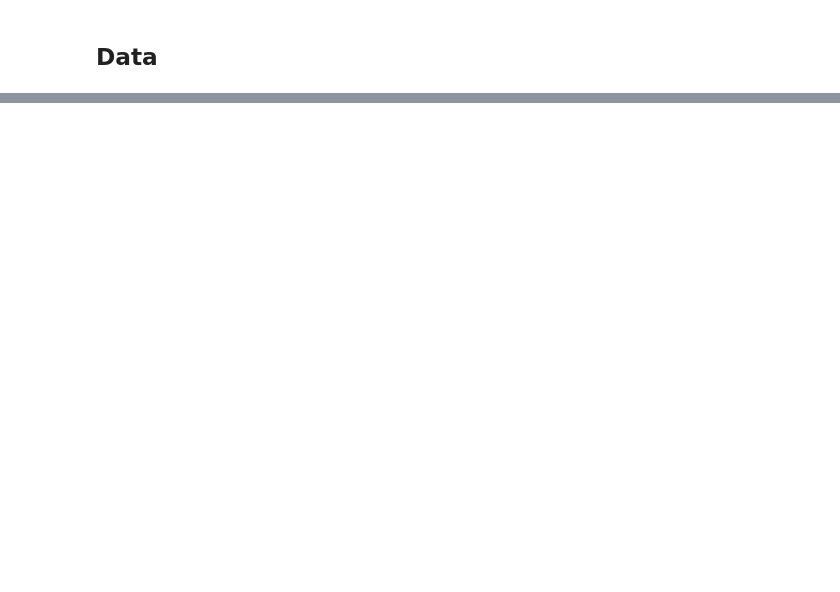
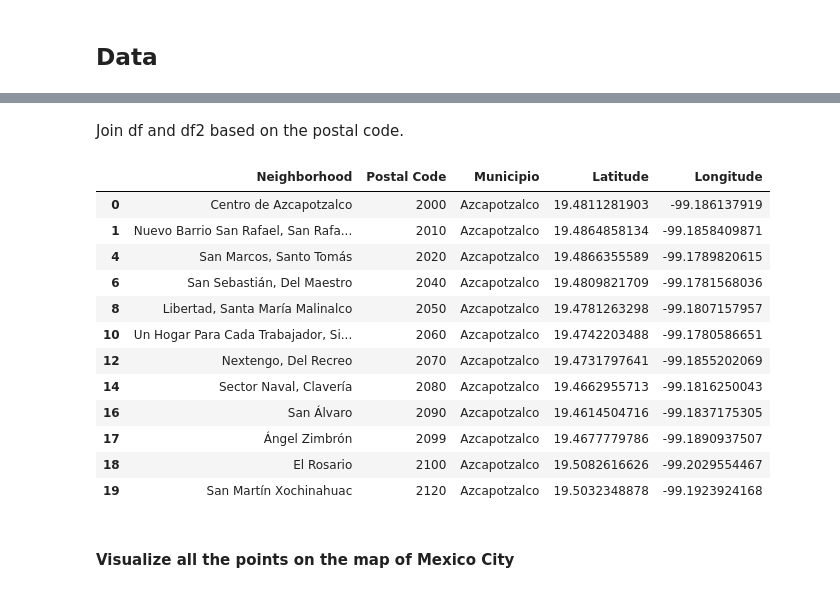
Before and after one commit to AnaMCD-lab/AppliedDataScienceCapstone-IBMCourse, a Jupyter notebook: The-Battle-of-the-Neighborhoods-IBMCoursera.ipynb, the cells around one changed output, grey strips where cells are left out. Drawn from its saved outputs; the diff is of its cells as text; code cells hidden in the pictures; blank space fills up the shorter version.

```diff
--- a/The-Battle-of-the-Neighborhoods-IBMCoursera.ipynb
+++ b/The-Battle-of-the-Neighborhoods-IBMCoursera.ipynb
@@ -33,0 +145,3 @@ To obtain the data about restaurants, an area of Mexico City will be divided int
+# %%
+df2.drop(columns=['Geo Point', 'Geo Shape'], inplace=True)
+df2.head()
@@ -33,0 +157,5 @@ To obtain the data about restaurants, an area of Mexico City will be divided int
+# %%
+df.sort_values(by=['Postal Code'], inplace=True)
+#Reset the index
+df = df.reset_index(drop=True)
+df.head(10)
@@ -33,0 +176,11 @@ To obtain the data about restaurants, an area of Mexico City will be divided int
+# %%
+#If PostalCode is repeated, then concatenate "Neighborhood"
+for i in range(len(df)):
+    for j in range(len(df)):
+        if (df.iloc[i,1] == df.iloc[j,1]) and (i != j):
+            df.iloc[i,0] = df.iloc[i,0] + ', ' + df.iloc[j,0]
+
+#Remove duplicates
+df.drop_duplicates(subset='Postal Code', inplace=True)
+
+df.head()
@@ -33,0 +194,42 @@ To obtain the data about restaurants, an area of Mexico City will be divided int
+# %% [markdown]
+Join df and df2 based on the postal code.
+# %%
+# Sort values
+df2.sort_values(by=['d_cp'], inplace=True)
+#Reset the index
+df2 = df2.reset_index(drop=True)
+
+# if df2['Postal Code'] == df['PostalCode']
+# add latitude and longitude to separate lists
+# insert new columns
+
+# create lists
+lat = []
+lon = []
+
+for i in range(len(df)):
+    for j in range(len(df2)):
+        if df.iloc[i,1] == df2.iloc[j,0]:
+            lat.append(df2.iloc[j,1])
+            lon.append(df2.iloc[j,2])
+
+df['Latitude'] = lat
+df['Longitude'] = lon
+
+df.head(12)
+# %% [output]
+|  | Neighborhood | Postal Code | Municipio | Latitude | Longitude |
+| 0 | Centro de Azcapotzalco | 2000 | Azcapotzalco | 19.4811281903 | -99.186137919 |
+| 1 | Nuevo Barrio San Rafael, San Rafa... | 2010 | Azcapotzalco | 19.4864858134 | -99.1858409871 |
+| 4 | San Marcos, Santo Tomás | 2020 | Azcapotzalco | 19.4866355589 | -99.1789820615 |
+| 6 | San Sebastián, Del Maestro | 2040 | Azcapotzalco | 19.4809821709 | -99.1781568036 |
+| 8 | Libertad, Santa María Malinalco | 2050 | Azcapotzalco | 19.4781263298 | -99.1807157957 |
+| 10 | Un Hogar Para Cada Trabajador, Si... | 2060 | Azcapotzalco | 19.4742203488 | -99.1780586651 |
+| 12 | Nextengo, Del Recreo | 2070 | Azcapotzalco | 19.4731797641 | -99.1855202069 |
+| 14 | Sector Naval, Clavería | 2080 | Azcapotzalco | 19.4662955713 | -99.1816250043 |
+| 16 | San Álvaro | 2090 | Azcapotzalco | 19.4614504716 | -99.1837175305 |
+| 17 | Ángel Zimbrón | 2099 | Azcapotzalco | 19.4677779786 | -99.1890937507 |
+| 18 | El Rosario | 2100 | Azcapotzalco | 19.5082616626 | -99.2029554467 |
+| 19 | San Martín Xochinahuac | 2120 | Azcapotzalco | 19.5032348878 | -99.1923924168 |
+# %% [markdown]
+#### Visualize all the points on the map of Mexico City
```
Also changed, not shown: parts of 121 cells of this notebook, 2 other files.
